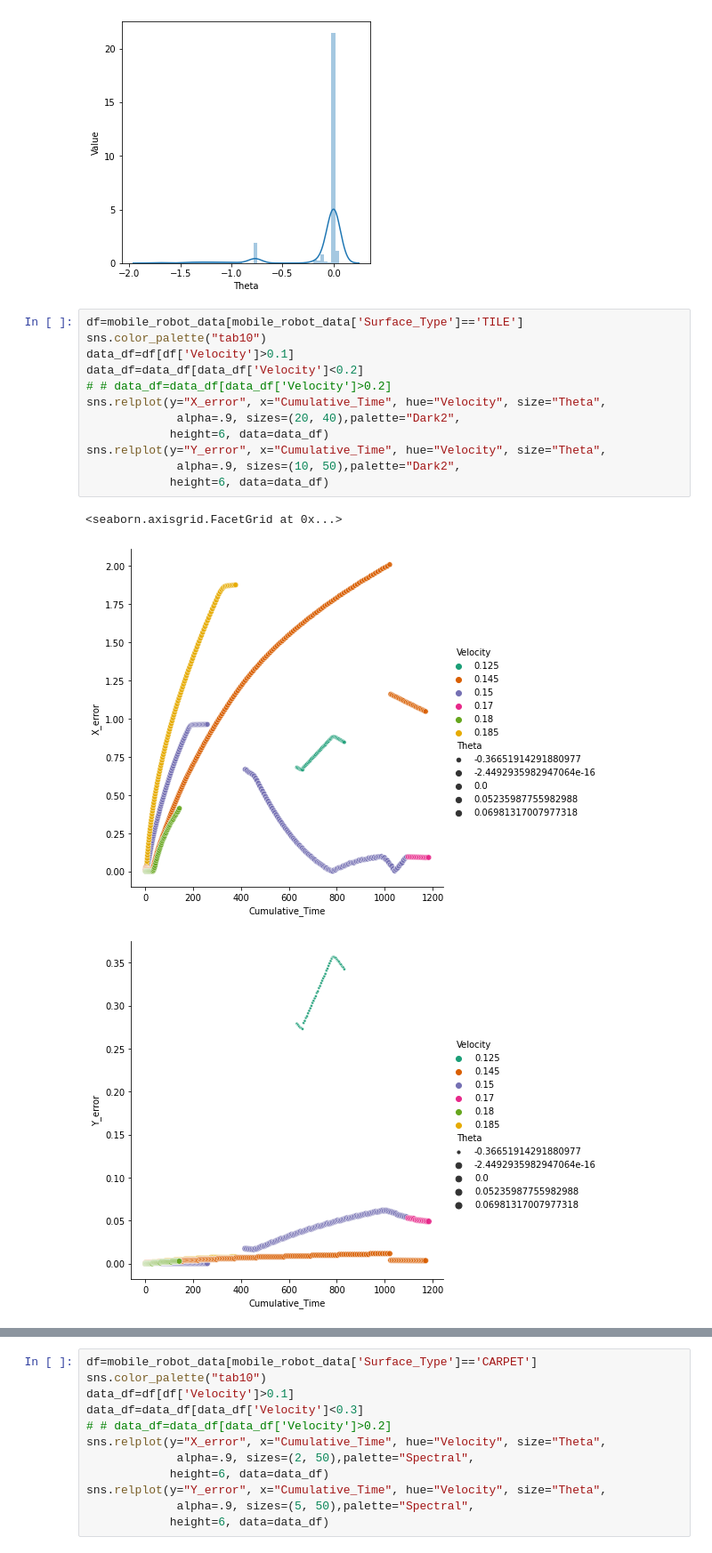
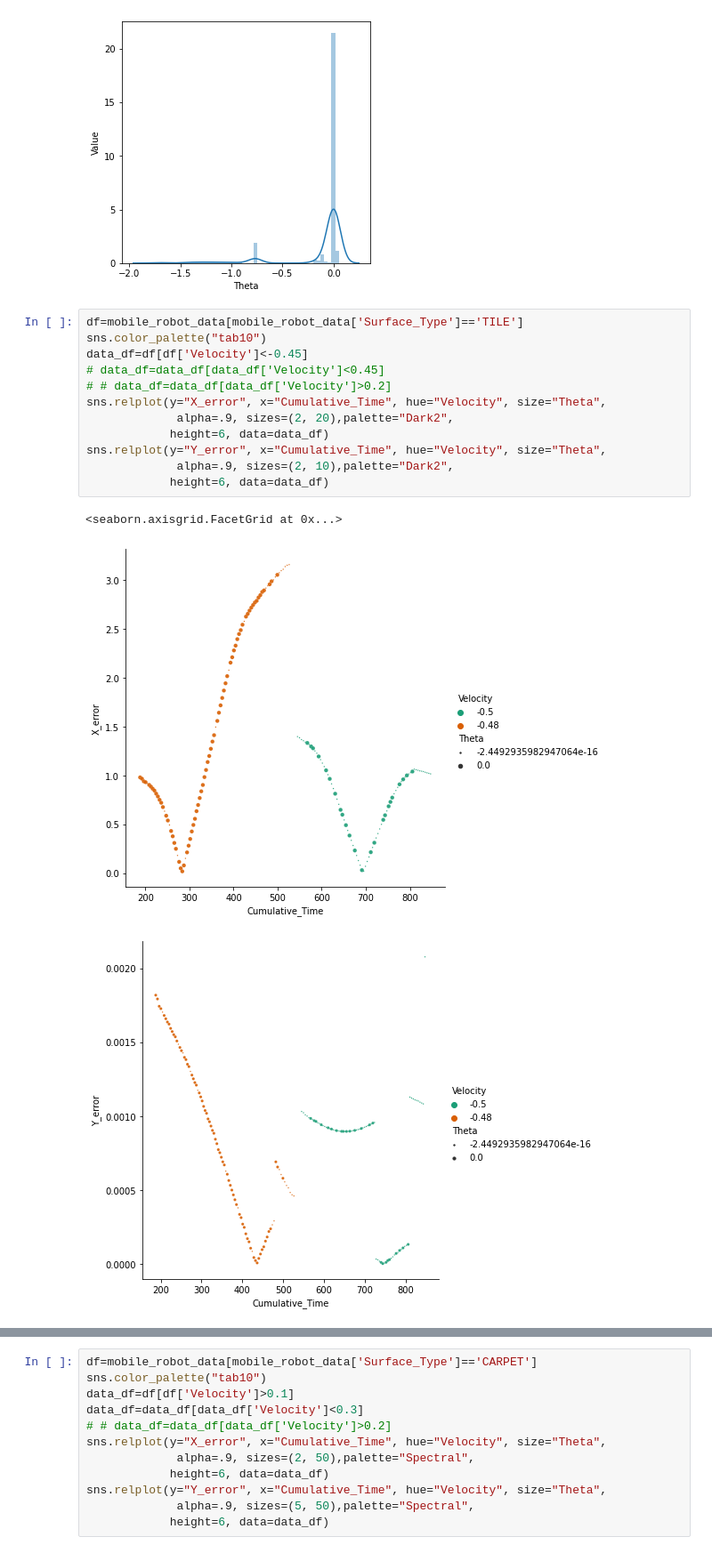
Before and after one commit to tejalvs/RobotOdometryMining, a Jupyter notebook: EDA.ipynb, the cells around one changed output, grey strips where cells are left out. Shown at 89% size. Cells and saved outputs as stored; diff of their text form.

```diff
--- a/EDA.ipynb
+++ b/EDA.ipynb
@@ -109,16 +111,16 @@ plt.show()
 # %%
 df=mobile_robot_data[mobile_robot_data['Surface_Type']=='TILE']
 sns.color_palette("tab10")
-data_df=df[df['Velocity']>0.1]
-data_df=data_df[data_df['Velocity']<0.2]
+data_df=df[df['Velocity']<-0.45]
+# data_df=data_df[data_df['Velocity']<0.45]
 # # data_df=data_df[data_df['Velocity']>0.2]
 sns.relplot(y="X_error", x="Cumulative_Time", hue="Velocity", size="Theta",
-             alpha=.9, sizes=(20, 40),palette="Dark2",
+             alpha=.9, sizes=(2, 20),palette="Dark2",
             height=6, data=data_df)
 sns.relplot(y="Y_error", x="Cumulative_Time", hue="Velocity", size="Theta",
-             alpha=.9, sizes=(10, 50),palette="Dark2",
+             alpha=.9, sizes=(2, 10),palette="Dark2",
             height=6, data=data_df)
 # %% [output]
 <seaborn.axisgrid.FacetGrid at 0x...>
-[figure, old version]
+[figure, new version]
-[figure, old version]
+[figure, new version]
```
Also changed, not shown: parts of 2 cells of this notebook.
